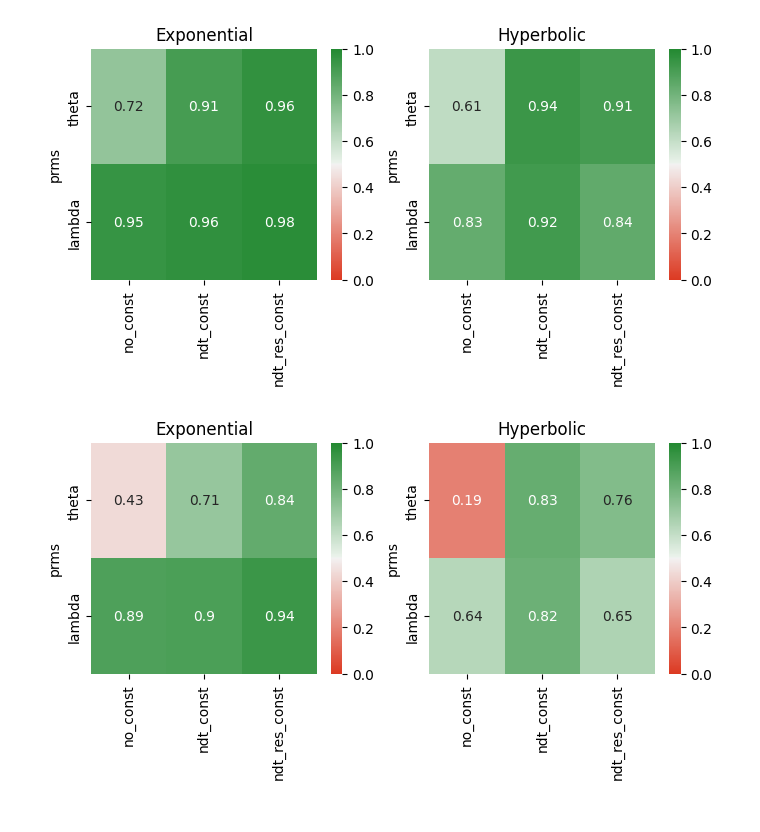
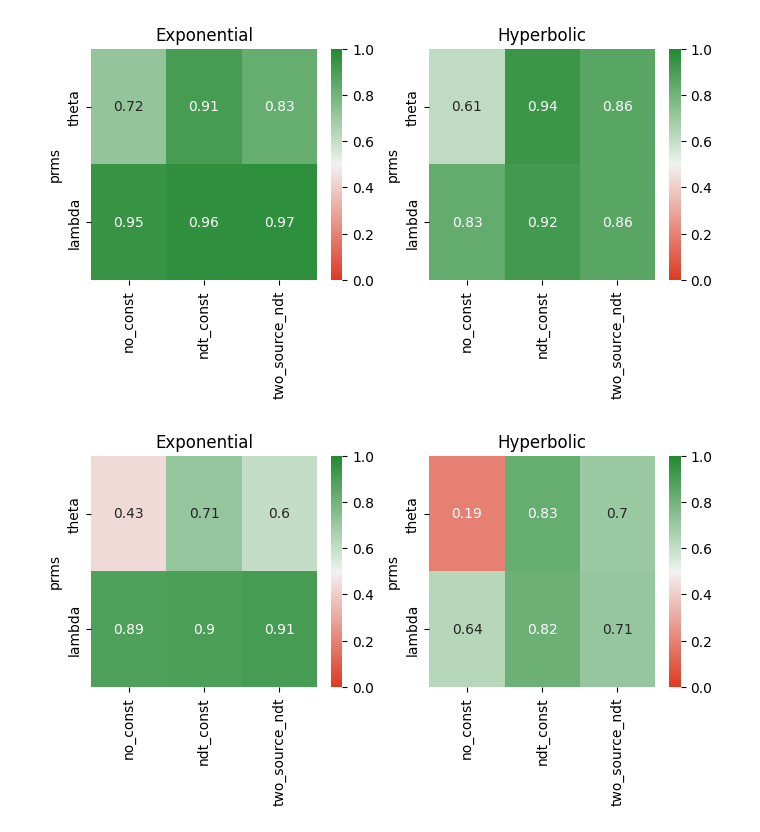
Before and after one commit to AmirHoseinHadian/CTDM_recovery, a Jupyter notebook: _01_IE/_02_CDM/Heatmap_plot.ipynb, the cells around one changed output. Drawn from its saved outputs; the diff is of its cells as text; code cells hidden in the pictures.

```diff
--- a/_01_IE/_02_CDM/Heatmap_plot.ipynb
+++ b/_01_IE/_02_CDM/Heatmap_plot.ipynb
@@ -9,18 +9,18 @@ import matplotlib.pyplot as plt
 # %%
 no_const_exp = pd.read_csv('_01_no_constrain/Exponential_rec.csv', index_col=0)
 ndt_const_exp = pd.read_csv('_02_ndt_constrain/Exponential_rec.csv', index_col=0)
-ndt_res_const_exp = pd.read_csv('_03_ndt_and_res_constrain/Exponential_rec.csv', index_col=0)
+ndt_res_const_exp = pd.read_csv('_05_ndt_constrain_fixed_sigma/Exponential_rec_sig09.csv', index_col=0)
 
 no_const_hyp = pd.read_csv('_01_no_constrain/Hyperbolic_rec.csv', index_col=0)
 ndt_const_hyp = pd.read_csv('_02_ndt_constrain/Hyperbolic_rec.csv', index_col=0)
-ndt_res_const_hyp = pd.read_csv('_03_ndt_and_res_constrain/Hyperbolic_rec.csv', index_col=0)
+ndt_res_const_hyp = pd.read_csv('_05_ndt_constrain_fixed_sigma/Hyperbolic_rec_sig09.csv', index_col=0)
 # %%
 df_exp = pd.DataFrame({'prms': ['theta', 'lambda'],
                        'no_const': [no_const_exp.corr()['b0_estimate']['b0_true'],
                                     no_const_exp.corr()['lambda_estimate']['lambda_true']],
                        'ndt_const': [ndt_const_exp.corr()['b0_estimate']['b0_true'],
                                      ndt_const_exp.corr()['lambda_estimate']['lambda_true']],
-                       'ndt_res_const': [ndt_res_const_exp.corr()['b0_estimate']['b0_true'],
+                       'two_source_ndt': [ndt_res_const_exp.corr()['b0_estimate']['b0_true'],
                                          ndt_res_const_exp.corr()['lambda_estimate']['lambda_true']]}).set_index('prms')
 
 df_hyp = pd.DataFrame({'prms': ['theta', 'lambda'],
@@ -28,7 +28,7 @@ df_hyp = pd.DataFrame({'prms': ['theta', 'lambda'],
                                     no_const_hyp.corr()['lambda_estimate']['lambda_true']],
                        'ndt_const': [ndt_const_hyp.corr()['b0_estimate']['b0_true'],
                                      ndt_const_hyp.corr()['lambda_estimate']['lambda_true']],
-                       'ndt_res_const': [ndt_res_const_hyp.corr()['b0_estimate']['b0_true'],
+                       'two_source_ndt': [ndt_res_const_hyp.corr()['b0_estimate']['b0_true'],
                                          ndt_res_const_hyp.corr()['lambda_estimate']['lambda_true']]}).set_index('prms')
 plt.figure(figsize=(8, 3))
 plt.subplot(121)
@@ -41,32 +41,32 @@ plt.title('Hyperbolic')
 sns.heatmap(df_hyp, vmin=0, vmax=1, annot=True,
             cmap=sns.diverging_palette(15, 130, l=50, s=90, as_cmap=True));
 # %% [output]
-[figure, old version]
+[figure, new version]
 # %%
 df_exp = pd.DataFrame({'prms': ['theta', 'lambda'],
                        'no_const': [r2_score(no_const_exp['b0_estimate'], no_const_exp['b0_true']),
                                     r2_score(no_const_exp['lambda_estimate'], no_const_exp['lambda_true'])],
                        'ndt_const': [r2_score(ndt_const_exp['b0_estimate'], ndt_const_exp['b0_true']),
                                      r2_score(ndt_const_exp['lambda_estimate'], ndt_const_exp['lambda_true'])],
-                       'ndt_res_const': [r2_score(ndt_res_const_exp['b0_estimate'], ndt_res_const_exp['b0_true']),
+                       'two_source_ndt': [r2_score(ndt_res_const_exp['b0_estimate'], ndt_res_const_exp['b0_true']),
                                          r2_score(ndt_res_const_exp['lambda_estimate'], ndt_res_const_exp['lambda_true'])]}).set_index('prms')
 
 df_hyp = pd.DataFrame({'prms': ['theta', 'lambda'],
                        'no_const': [r2_score(no_const_hyp['b0_estimate'], no_const_hyp['b0_true']),
                                     r2_score(no_const_hyp['lambda_estimate'], no_const_hyp['lambda_true'])],
                        'ndt_const': [r2_score(ndt_const_hyp['b0_estimate'], ndt_const_hyp['b0_true']),
                                      r2_score(ndt_const_hyp['lambda_estimate'], ndt_const_hyp['lambda_true'])],
-                       'ndt_res_const': [r2_score(ndt_res_const_hyp['b0_estimate'], ndt_res_const_hyp['b0_true']),
+                       'two_source_ndt': [r2_score(ndt_res_const_hyp['b0_estimate'], ndt_res_const_hyp['b0_true']),
                                          r2_score(ndt_res_const_hyp['lambda_estimate'], ndt_res_const_hyp['lambda_true'])]}).set_index('prms')
 plt.figure(figsize=(8, 3))
 plt.subplot(121)
 plt.title('Exponential')
 sns.heatmap(df_exp, vmin=0, vmax=1, annot=True,
             cmap=sns.diverging_palette(15, 130, l=50, s=90, as_cmap=True));
 
 plt.subplot(122)
 plt.title('Hyperbolic')
 sns.heatmap(df_hyp, vmin=0, vmax=1, annot=True,
             cmap=sns.diverging_palette(15, 130, l=50, s=90, as_cmap=True));
 # %% [output]
-[figure, old version]
+[figure, new version]
```
Also changed, not shown: 29 other files.
